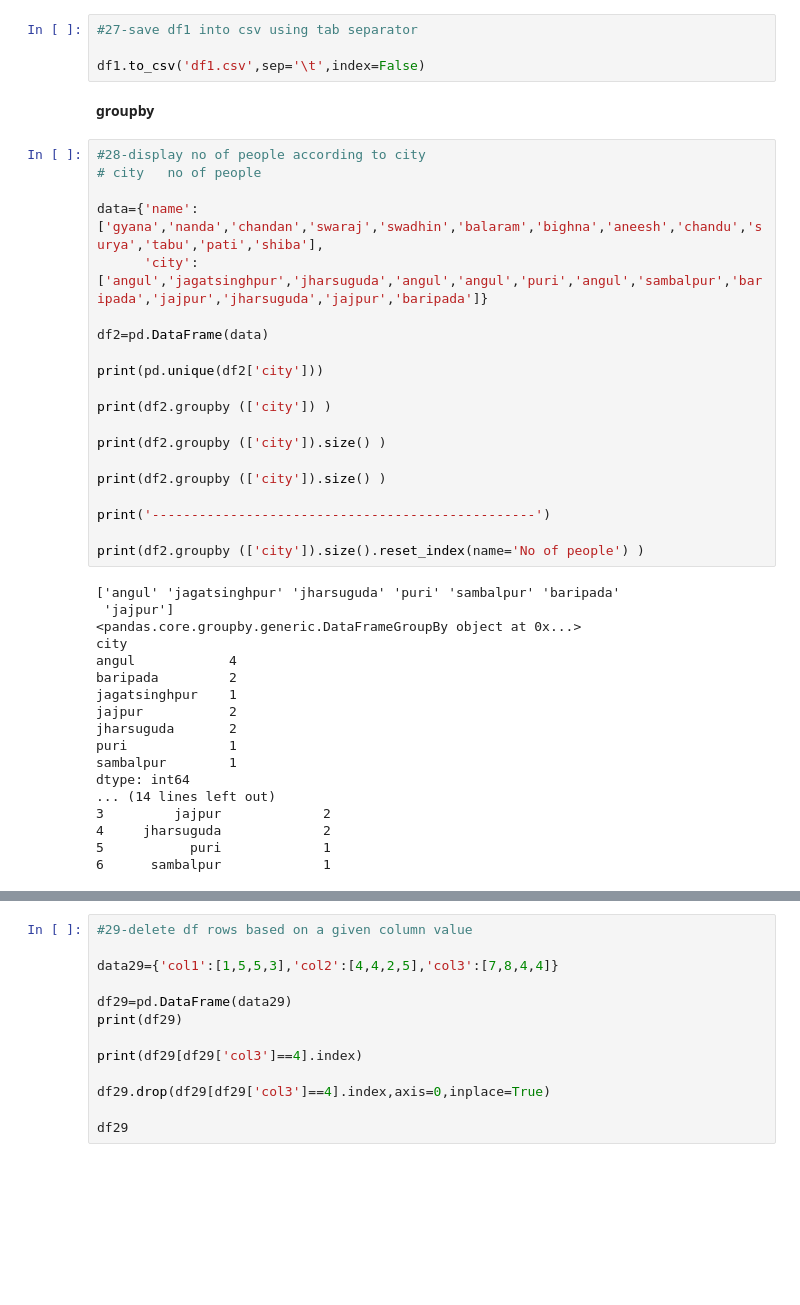
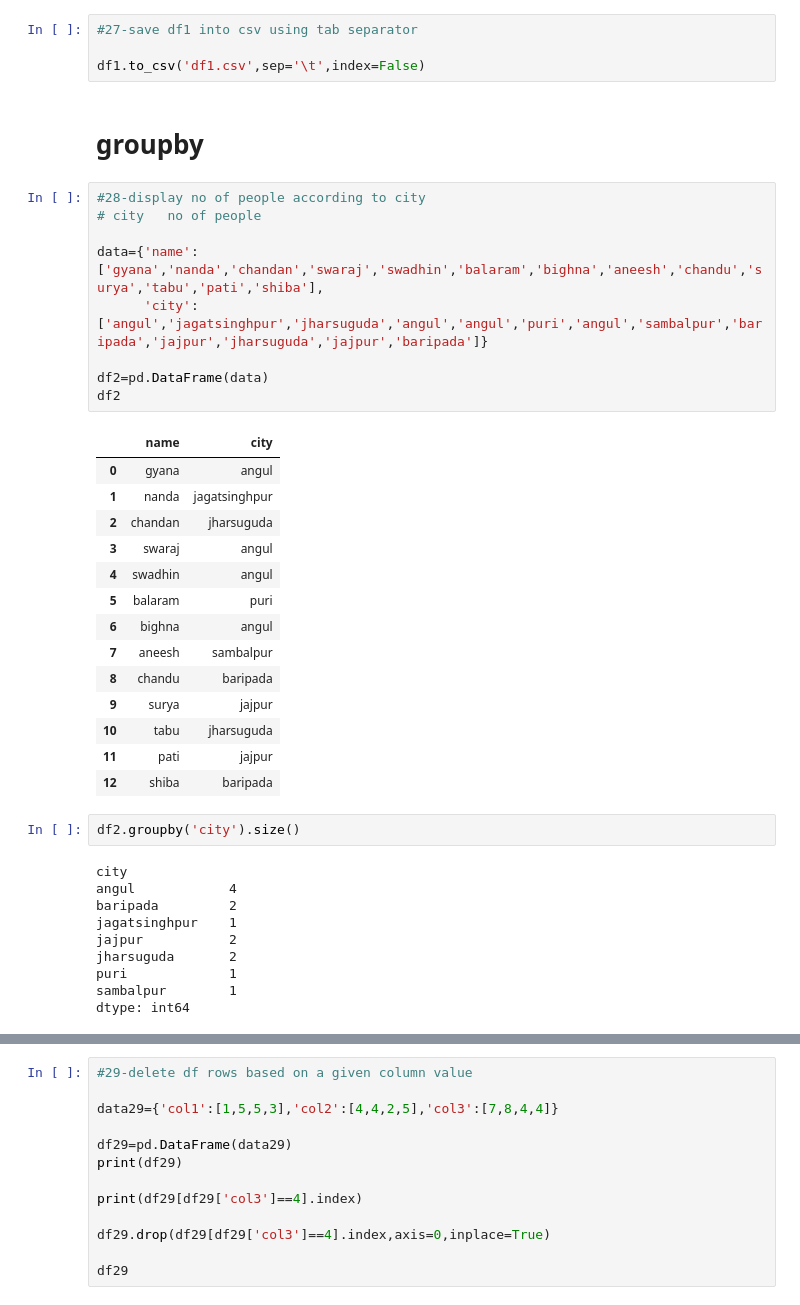
Before and after one commit to Gyana45/Pandas, a Jupyter notebook: pandas_interview.ipynb, the cells around one changed output, grey strips where cells are left out. Saved outputs shown, nothing was run; the diff lists cells and outputs as text; blank space fills up the shorter version.

```diff
--- a/pandas_interview.ipynb
+++ b/pandas_interview.ipynb
@@ -528,42 +540,40 @@ df1
 
 df1.to_csv('df1.csv',sep='\t',index=False)
 # %% [markdown]
-**groupby**
+# **groupby**
 # %%
 #28-display no of people according to city
 # city   no of people
 
 data={'name':['gyana','nanda','chandan','swaraj','swadhin','balaram','bighna','aneesh','chandu','surya','tabu','pati','shiba'],
       'city':['angul','jagatsinghpur','jharsuguda','angul','angul','puri','angul','sambalpur','baripada','jajpur','jharsuguda','jajpur','baripada']}
 
 df2=pd.DataFrame(data)
-
-print(pd.unique(df2['city']))
-
-print(df2.groupby (['city']) )
-
-print(df2.groupby (['city']).size() )
-
-print(df2.groupby (['city']).size() )
-
-print('-------------------------------------------------')
-
-print(df2.groupby (['city']).size().reset_index(name='No of people') )
+df2
 # %% [output]
-['angul' 'jagatsinghpur' 'jharsuguda' 'puri' 'sambalpur' 'baripada'
- 'jajpur']
-<pandas.core.groupby.generic.DataFrameGroupBy object at 0x...>
-city
-angul            4
-baripada         2
-jagatsinghpur    1
-jajpur           2
-jharsuguda       2
-puri             1
-sambalpur        1
-dtype: int64
-... (14 lines left out)
-3         jajpur             2
-4     jharsuguda             2
-5           puri             1
-6      sambalpur             1
+|  | name | city |
+| 0 | gyana | angul |
+| 1 | nanda | jagatsinghpur |
+| 2 | chandan | jharsuguda |
+| 3 | swaraj | angul |
+| 4 | swadhin | angul |
+| 5 | balaram | puri |
+| 6 | bighna | angul |
+| 7 | aneesh | sambalpur |
+| 8 | chandu | baripada |
+| 9 | surya | jajpur |
+| 10 | tabu | jharsuguda |
+| 11 | pati | jajpur |
+| 12 | shiba | baripada |
+# %%
+df2.groupby('city').size()
+# %% [output]
+city
+angul            4
+baripada         2
+jagatsinghpur    1
+jajpur           2
+jharsuguda       2
+puri             1
+sambalpur        1
+dtype: int64
```
Also changed, not shown: parts of 36 cells of this notebook, 5 other files.
